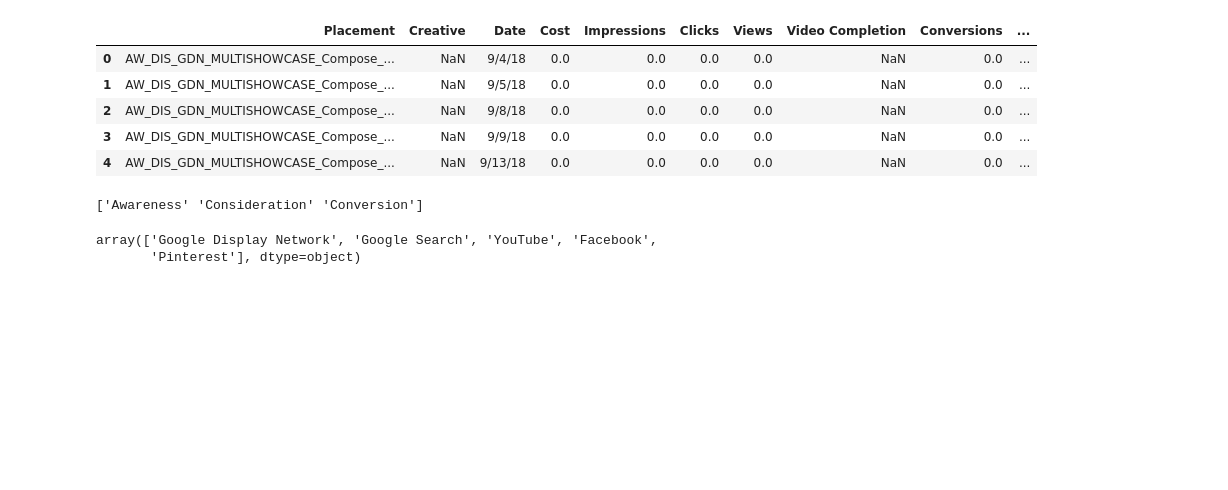
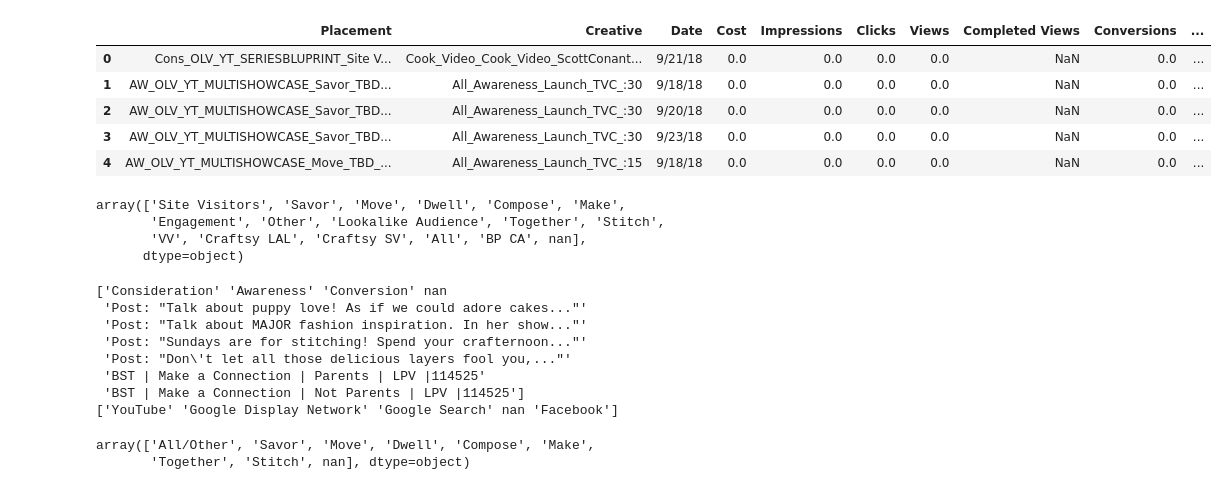
Before and after one commit to ccaddel/bp_data_wrangling, a Jupyter notebook: build_data_script_reverse_engineer.ipynb, the cells around one changed output. Saved outputs shown, nothing was run; the diff lists cells and outputs as text; code cells hidden in the pictures; blank space fills up the shorter version.

```diff
--- a/build_data_script_reverse_engineer.ipynb
+++ b/build_data_script_reverse_engineer.ipynb
@@ -61,5 +58,5 @@ Facebook.head()
 # %%
 # Change column names
-Facebook.columns = ['Placement', 'Creative', 'Date', 'Cost', 'Impressions', 'Clicks', 'Views', 'Video Completion', 'Conversions']
+Facebook.columns = ['Placement', 'Creative', 'Date', 'Cost', 'Impressions', 'Clicks', 'Views', 'Completed Views', 'Conversions']
 Facebook.head()
 # %% [output]
@@ -167,5 +128,5 @@ Google.head()
 # %%
 # rename columns
-Google.columns = ['Placement','Creative','Date','Cost','Impressions','Clicks','Views','Video Completion','Conversions']
+Google.columns = ['Placement','Creative','Date','Cost','Impressions','Clicks','Views','Completed Views','Conversions']
 Google.head()
 # %% [output]
@@ -187,7 +144,7 @@ def strp_nonnum(col):
     return col
 
 # strip certain columns of non-numeric characters
-cols = ['Cost','Impressions','Clicks','Views','Video Completion','Conversions']
+cols = ['Cost','Impressions','Clicks','Views','Completed Views','Conversions']
 for col in cols:
     Google[col] = strp_nonnum(Google[col])
     Google[col] = Google[col].str.replace(',','').astype(float)
@@ -287,5 +244,5 @@ GoogleAnalytics.head()
 # %%
 ##MERGE DATA SETS
-all_data = pd.concat([Google, Facebook, Pinterest], ignore_index=True)
+all_data = pd.concat([Google, Facebook], ignore_index=True)
 all_data.head()
 # %% [output]
@@ -315,34 +272,50 @@ memory usage: 7.7+ MB
 # %%
 # create new columns and categorize
 all_data['MAID'] = all_data['Placement'].str.extract('(_1\d\d\d\d\d)', expand=True)
 all_data['MAID'] = all_data['MAID'].str.strip('_')
 all_data['Funnel'] = all_data['Placement'].str.split('_').str[0]
-all_data['Tactic'] = all_data['Placement'].str.split('_').str[1]
+#all_data['Tactic'] = all_data['Placement'].str.split('_').str[1]
 all_data['Publisher'] = all_data['Placement'].str.split('_').str[2]
 all_data['Hook'] = all_data['Placement'].str.split('_').str[3]
 all_data['Mega'] = all_data['Placement'].str.split('_').str[4]
 all_data['Micro'] = all_data['Placement'].str.split('_').str[5]
 all_data['Campaign'] = all_data['Placement'].str.split('_').str[6]
 all_data['Targ/aud/pin'] = all_data['Placement'].str.split('_').str[7]
 all_data['Keyword'] = all_data['Placement'].str.split('_').str[8]
 all_data.head()
 # %% [output]
-|  | Placement | Creative | Date | Cost | Impressions | Clicks | Views | Video Completion | Conversions | ... |
-| 0 | AW_DIS_GDN_MULTISHOWCASE_Compose_... | NaN | 9/4/18 | 0.0 | 0.0 | 0.0 | 0.0 | NaN | 0.0 | ... |
-| 1 | AW_DIS_GDN_MULTISHOWCASE_Compose_... | NaN | 9/5/18 | 0.0 | 0.0 | 0.0 | 0.0 | NaN | 0.0 | ... |
-| 2 | AW_DIS_GDN_MULTISHOWCASE_Compose_... | NaN | 9/8/18 | 0.0 | 0.0 | 0.0 | 0.0 | NaN | 0.0 | ... |
-| 3 | AW_DIS_GDN_MULTISHOWCASE_Compose_... | NaN | 9/9/18 | 0.0 | 0.0 | 0.0 | 0.0 | NaN | 0.0 | ... |
-| 4 | AW_DIS_GDN_MULTISHOWCASE_Compose_... | NaN | 9/13/18 | 0.0 | 0.0 | 0.0 | 0.0 | NaN | 0.0 | ... |
+|  | Placement | Creative | Date | Cost | Impressions | Clicks | Views | Completed Views | Conversions | ... |
+| 0 | Cons_OLV_YT_SERIESBLUPRINT_Site V... | Cook_Video_Cook_Video_ScottConant... | 9/21/18 | 0.0 | 0.0 | 0.0 | 0.0 | NaN | 0.0 | ... |
+| 1 | AW_OLV_YT_MULTISHOWCASE_Savor_TBD... | All_Awareness_Launch_TVC_:30 | 9/18/18 | 0.0 | 0.0 | 0.0 | 0.0 | NaN | 0.0 | ... |
+| 2 | AW_OLV_YT_MULTISHOWCASE_Savor_TBD... | All_Awareness_Launch_TVC_:30 | 9/20/18 | 0.0 | 0.0 | 0.0 | 0.0 | NaN | 0.0 | ... |
+| 3 | AW_OLV_YT_MULTISHOWCASE_Savor_TBD... | All_Awareness_Launch_TVC_:30 | 9/23/18 | 0.0 | 0.0 | 0.0 | 0.0 | NaN | 0.0 | ... |
+| 4 | AW_OLV_YT_MULTISHOWCASE_Move_TBD_... | All_Awareness_Launch_TVC_:15 | 9/18/18 | 0.0 | 0.0 | 0.0 | 0.0 | NaN | 0.0 | ... |
+# %%
+all_data['Mega'].unique()
+# %% [output]
+array(['Site Visitors', 'Savor', 'Move', 'Dwell', 'Compose', 'Make',
+       'Engagement', 'Other', 'Lookalike Audience', 'Together', 'Stitch',
+       'VV', 'Craftsy LAL', 'Craftsy SV', 'All', 'BP CA', nan],
+      dtype=object)
 # %%
 # rename categories for Funnel and Publisher columns
 all_data['Funnel'] = all_data['Funnel'].replace({'AW' : 'Awareness', 'Cons' : 'Consideration', 'CONS' : 'Consideration', 'Conv' : 'Conversion', 'CONV' : 'Conversion'})
-all_data['Publisher'] = all_data['Publisher'].replace({'G' : 'Google Search', 'GDN' : 'Google Display Network', 'YT' : 'YouTube', 'FB' : 'Facebook', 'Pin' : 'Pinterest'})
+all_data['Publisher'] = all_data['Publisher'].replace({'G' : 'Google Search', 'GDN' : 'Google Display Network', 'YT' : 'YouTube', 'FB' : 'Facebook'})
+all_data['Mega'] = all_data['Mega'].replace({'Site Visitors':'All/Other','Engagement':'All/Other','Other':'All/Other','Lookalike Audience':'All/Other','VV':'All/Other','Craftsy LAL':'All/Other','Craftsy SV':'All/Other','All':'All/Other','BP CA':'All/Other'})
 print(all_data['Funnel'].unique())
-all_data['Publisher'].unique()
+print(all_data['Publisher'].unique())
+all_data['Mega'].unique()
 # %% [output]
-['Awareness' 'Consideration' 'Conversion']
+['Consideration' 'Awareness' 'Conversion' nan
+ 'Post: "Talk about puppy love! As if we could adore cakes..."'
+ 'Post: "Talk about MAJOR fashion inspiration. In her show..."'
+ 'Post: "Sundays are for stitching! Spend your crafternoon..."'
+ 'Post: "Don\'t let all those delicious layers fool you,..."'
+ 'BST | Make a Connection | Parents | LPV |114525'
+ 'BST | Make a Connection | Not Parents | LPV |114525']
+['YouTube' 'Google Display Network' 'Google Search' nan 'Facebook']
-array(['Google Display Network', 'Google Search', 'YouTube', 'Facebook',
-       'Pinterest'], dtype=object)
+array(['All/Other', 'Savor', 'Move', 'Dwell', 'Compose', 'Make',
+       'Together', 'Stitch', nan], dtype=object)
 # %%
 all_data.loc[all_data['Publisher'] == 'Google Search', 'Cost'].sum()
 # %% [output]
```
Also changed, not shown: parts of 46 cells of this notebook.
